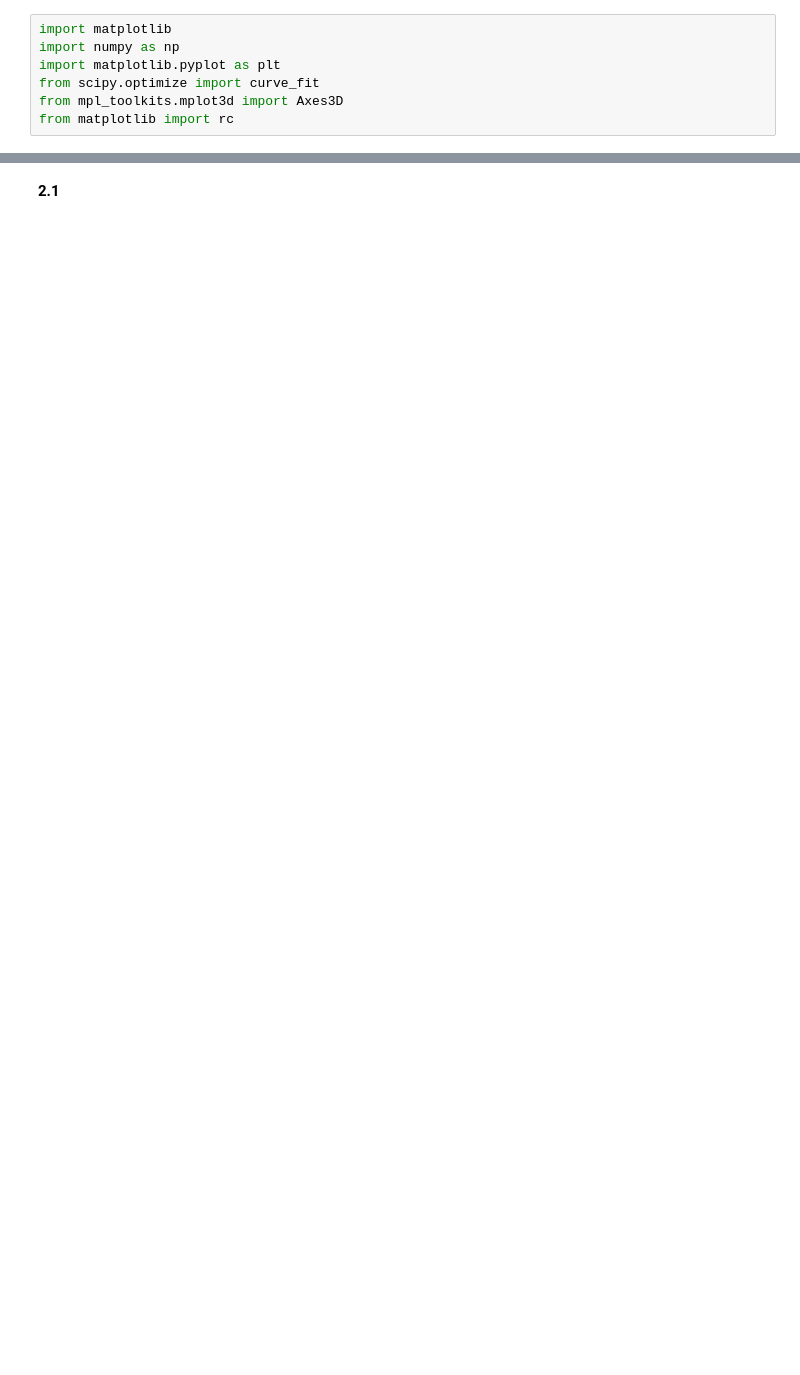
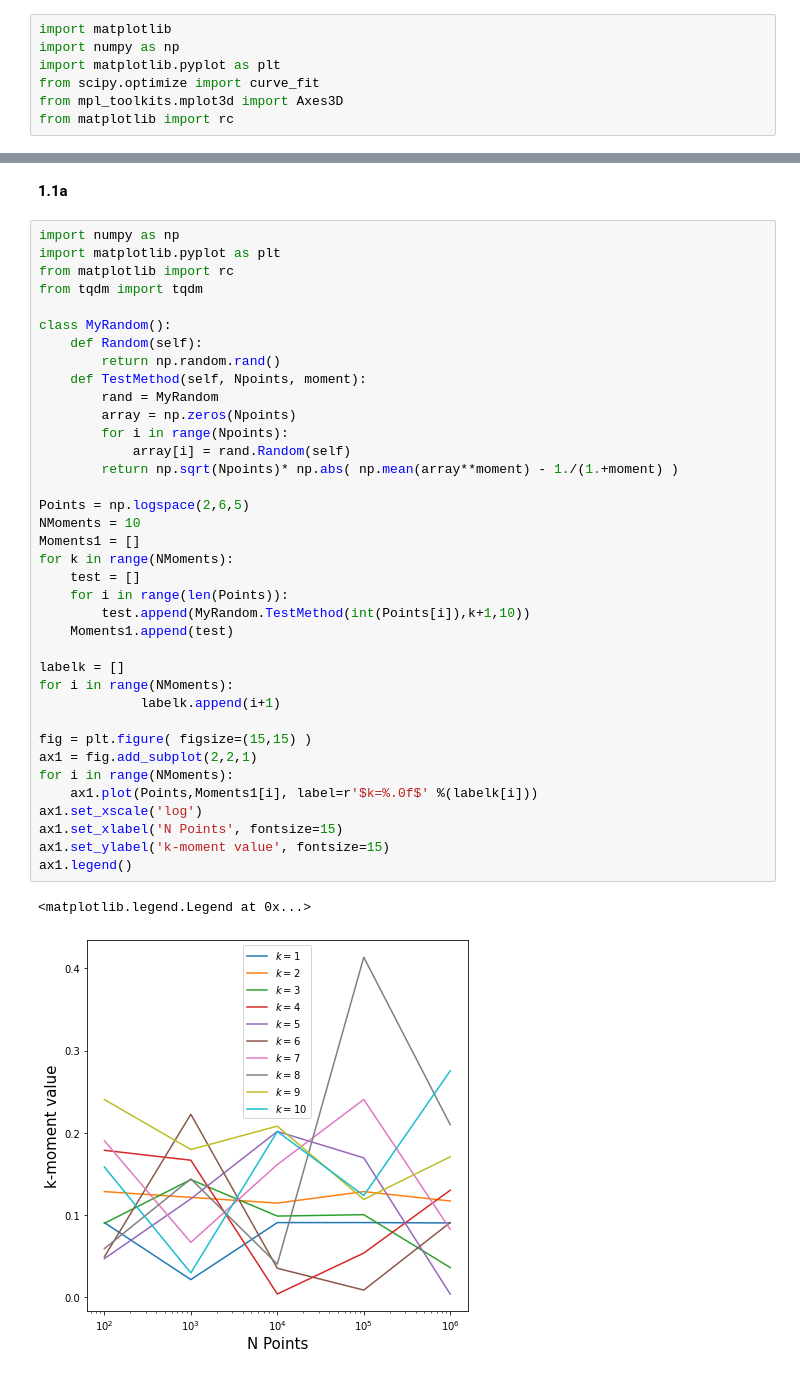
Before and after one commit to Grupo-Metodos-Johan-y-Benjamin/Semana8, a Jupyter notebook: Semana8_JohanGarcia_BenjaminMuñoz.ipynb, the cells around one changed output, grey strips where cells are left out. Cells and saved outputs as stored; diff of their text form; blank space fills up the shorter version.

```diff
--- a/Semana8_JohanGarcia_BenjaminMuñoz.ipynb
+++ b/Semana8_JohanGarcia_BenjaminMuñoz.ipynb
@@ -110,2 +8,42 @@ ValueError: x and y must have same first dimension, but have shapes (5,) and (4,
-# %% [markdown]
-**2.1**
+# %% [markdown]
+**1.1a**
+# %%
+import numpy as np
+import matplotlib.pyplot as plt
+from matplotlib import rc
+from tqdm import tqdm
+
+class MyRandom():
+    def Random(self):
+        return np.random.rand()
+    def TestMethod(self, Npoints, moment):
+        rand = MyRandom
+        array = np.zeros(Npoints)
+        for i in range(Npoints):
+            array[i] = rand.Random(self)
+        return np.sqrt(Npoints)* np.abs( np.mean(array**moment) - 1./(1.+moment) )
+
+Points = np.logspace(2,6,5)
+NMoments = 10
+Moments1 = []
+for k in range(NMoments):
+    test = []
+    for i in range(len(Points)):
+        test.append(MyRandom.TestMethod(int(Points[i]),k+1,10))
+    Moments1.append(test)
+
+labelk = []
+for i in range(NMoments):
+             labelk.append(i+1)
+
+fig = plt.figure( figsize=(15,15) )
+ax1 = fig.add_subplot(2,2,1)
+for i in range(NMoments):
+    ax1.plot(Points,Moments1[i], label=r'$k=%.0f$' %(labelk[i]))
+ax1.set_xscale('log')
+ax1.set_xlabel('N Points', fontsize=15)
+ax1.set_ylabel('k-moment value', fontsize=15)
+ax1.legend()
+# %% [output]
+<matplotlib.legend.Legend at 0x...>
+[figure, added]
```
Also changed, not shown: parts of 5 cells of this notebook.
